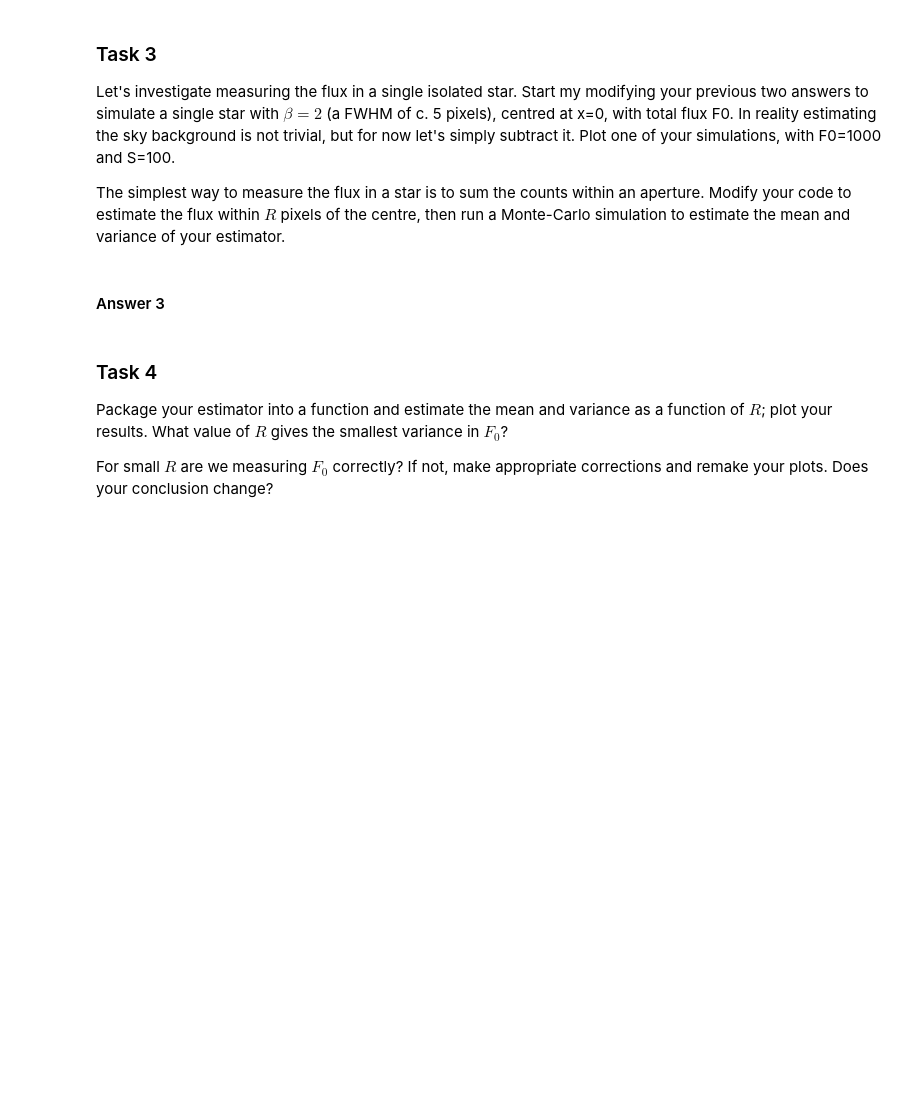
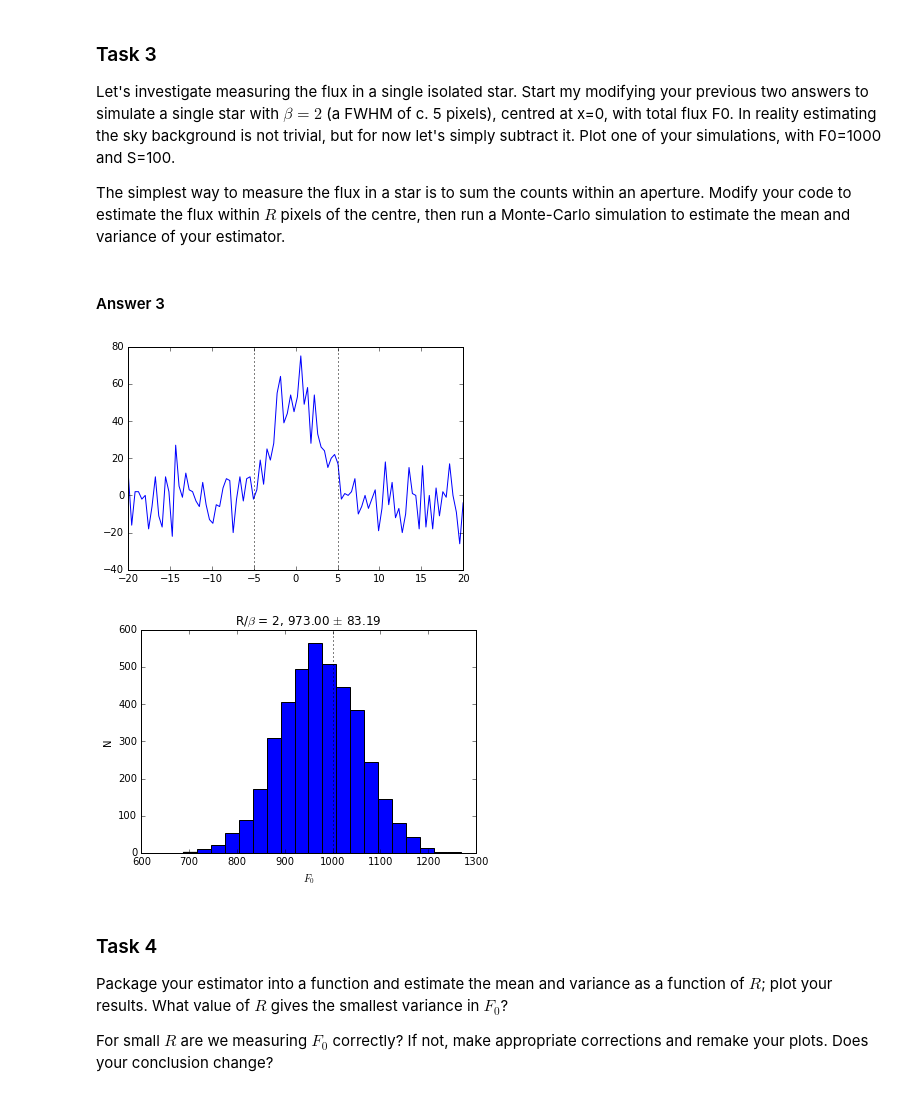
Before and after one commit to LSSTC-DSFP/LSSTC-DSFP-Sessions, a Jupyter notebook: Session1/Tuesday/ImageProcessing/Image Processing Workbook I-4.ipynb, the cells around one changed output. Saved outputs shown, nothing was run; the diff lists cells and outputs as text; code cells hidden in the pictures; blank space fills up the shorter version.

```diff
--- a/Session1/Tuesday/ImageProcessing/Image Processing Workbook I-4.ipynb
+++ b/Session1/Tuesday/ImageProcessing/Image Processing Workbook I-4.ipynb
@@ -125,34 +125,37 @@ The simplest way to measure the flux in a star is to sum the counts within an ap
 # %%
 def simulate(x, F0 = 1000, S=100, beta=2.5):
     sim = np.zeros_like(x) + F0*phi(x, FWHM=2*sqrt(2*log(2))*beta)
 
-    return np.random.poisson(sim + S) - S if False else \
+    return np.random.poisson(sim + S) - S if True else \
            sim + np.random.normal(0, np.sqrt(S + sim)) if False else \
            sim + np.random.normal(0, np.sqrt(S), size=len(sim))
 
 #np.random.seed(1000)    # uncomment to make your noise realisation repeatable
 
 nSample = 4000
 flux = np.empty(nSample)
 x = np.linspace(-20, 20, 100, dtype=float)
 
 R = 5
 beta, F0 = 2.5, 1000
 for i in range(nSample):
     sim = simulate(x, F0, beta=beta)
     flux[i] = np.sum(sim[np.abs(x < R)])
 
 plt.plot(x, sim)
 for r in (-R, R):
     plt.axvline(r, ls=':', color='black')
 plt.show()
 
 plt.hist(flux, 20)
 plt.axvline(F0, ls=':', color='black')
 plt.xlabel(r"$F_0$")
 plt.ylabel("N")
 plt.title(r"R/$\beta$ = %g, %.2f $\pm$ %.2f" % (R/beta, np.mean(flux), np.std(flux)))
 plt.show()
+# %% [output]
+[figure, added]
+[figure, added]
 # %% [markdown]
 ### Task 4
 
```
